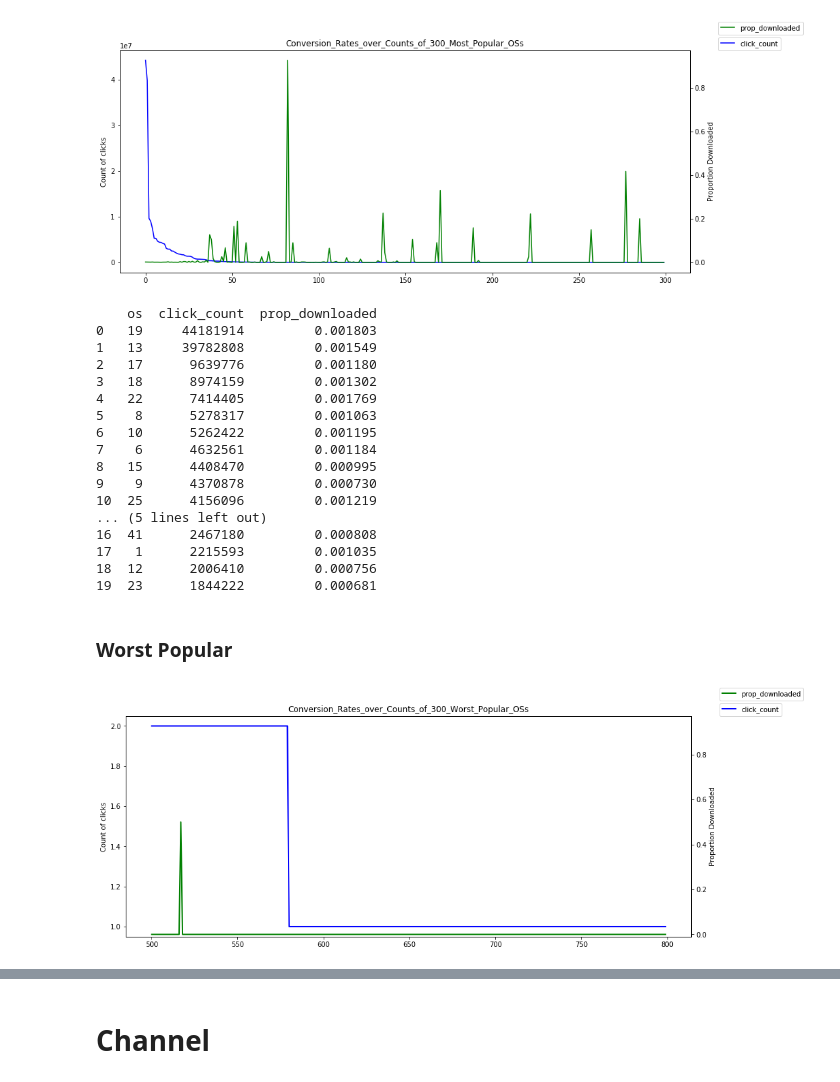
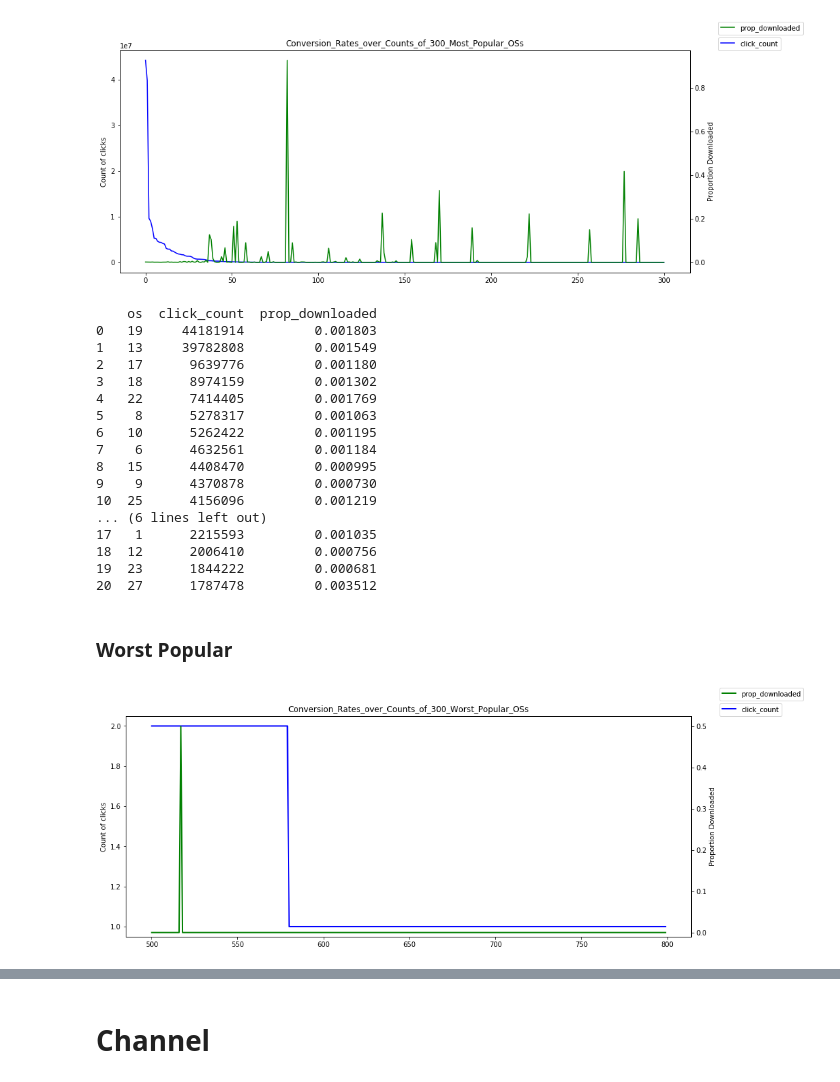
Before and after one commit to pollenjp/talkingdata, a Jupyter notebook: notebooks/eda_with_dask.ipynb, the cells around one changed output, grey strips where cells are left out. Drawn from its saved outputs; the diff is of its cells as text; code cells hidden in the pictures.

```diff
--- a/notebooks/eda_with_dask.ipynb
+++ b/notebooks/eda_with_dask.ipynb
@@ -1087,12 +1170,9 @@ proportion.to_csv(filename=str(interim_data_Path / ("train_"+fea+"_isAttributed_
 #### load proportion
 # %%
 # load
-#tmp = dd.read_csv(urlpath=str(interim_data_Path / ("train_"+fea+"_isAttributed_proportion-0.csv")),)
-#proportion = tmp.drop(labels=tmp.columns[0], axis=1)
-#
-proportion = pd.read_csv(filepath_or_buffer=str(interim_data_Path / ("train_"+fea+"_isAttributed_proportion-0.csv")),
-                         index_col=0,
-                        )
+tmp = dd.read_csv(urlpath=str(interim_data_Path / ("train_"+fea+"_isAttributed_proportion-0.csv")),)
+proportion = tmp.drop(labels=tmp.columns[0], axis=1)
+del tmp
 # %% [markdown]
 ### counts
 # %%
@@ -1121,12 +1201,9 @@ counts.to_csv(filename=str(interim_data_Path / ("train_"+fea+"_isAttributed_coun
 #### load counts
 # %%
 # load
-#tmp = dd.read_csv(urlpath=str(interim_data_Path / ("train_"+fea+"_isAttributed_counts-0.csv")),)
-#counts = tmp.drop(labels=tmp.columns[0], axis=1)
-#
-counts = pd.read_csv(filepath_or_buffer=str(interim_data_Path / ("train_"+fea+"_isAttributed_counts-0.csv")),
-                     index_col=0,
-                    )
+tmp = dd.read_csv(urlpath=str(interim_data_Path / ("train_"+fea+"_isAttributed_counts-0.csv")),)
+counts = tmp.drop(labels=tmp.columns[0], axis=1)
+del tmp
 # %% [markdown]
 ## Merge
 # %%
@@ -1176,7 +1250,7 @@ plt.show()
 # %% [output]
 [figure]
 # %%
-print(df_merge[:20])
+print(df_merge[:20].compute())
 # %% [output]
     os  click_count  prop_downloaded
 0   19     44181914         0.001803
@@ -1190,41 +1264,41 @@ print(df_merge[:20])
 8   15      4408470         0.000995
 9    9      4370878         0.000730
 10  25      4156096         0.001219
-... (5 lines left out)
-16  41      2467180         0.000808
+... (6 lines left out)
 17   1      2215593         0.001035
 18  12      2006410         0.000756
 19  23      1844222         0.000681
+20  27      1787478         0.003512
 # %% [markdown]
 ### Worst Popular
 # %%
 title = "Conversion_Rates_over_Counts_of_300_Worst_Popular_"+fea.upper()+"s"
 
 fig = plt.figure(figsize=(15, 6))
 ax1 = fig.add_subplot(1, 1, 1)
 
 ax1.set_yscale("linear")
 ax1.yaxis.tick_left()
-df_merge[['click_count']][-n_plot:].plot(ax=ax1, color="blue", lw=2.0)
+df_merge[['click_count']].compute()[-n_plot:].plot(ax=ax1, color="blue", lw=2.0)
 ax1.yaxis.set_label_position("left")
 ax1.set_ylabel(ylabel='Count of clicks')
 ax1.legend(loc=3, bbox_to_anchor=(1.05, 1), borderaxespad=0.)
 #ax1.set_ylim(bottom=-0.01, top=1.05*df_merge[['click_count']][-n:].max(axis=0)['click_count'])
 
 ax2 = ax1.twinx()
 ax2.yaxis.tick_right()
-df_merge[['prop_downloaded']][-n_plot:].plot(ax=ax2, color="green", lw=2.0)
+df_merge[['prop_downloaded']].compute()[-n_plot:].plot(ax=ax2, color="green", lw=2.0)
 ax2.yaxis.set_label_position("right")
 ax2.set_ylabel(ylabel='Proportion Downloaded')
 ax2.legend(loc=3, bbox_to_anchor=(1.05, 1 + 0.07), borderaxespad=0.)
 
 ax2.set_title(title)
 ax2.set_xlabel("Sort by " + fea)
-ax2.set_ylim(bottom=-0.01, top=1.05*df_merge[['prop_downloaded']][-n_plot:].max(axis=0)['prop_downloaded'])
+ax2.set_ylim(bottom=-0.01, top=1.05*df_merge[['prop_downloaded']].compute()[-n_plot:].max(axis=0)['prop_downloaded'])
 
 
 fig.savefig(fname=str(data_Path / "plot" / title))
 plt.show()
 # %% [output]
-[figure, old version]
+[figure, new version]
 # %%
```
Also changed, not shown: parts of 49 cells of this notebook.
